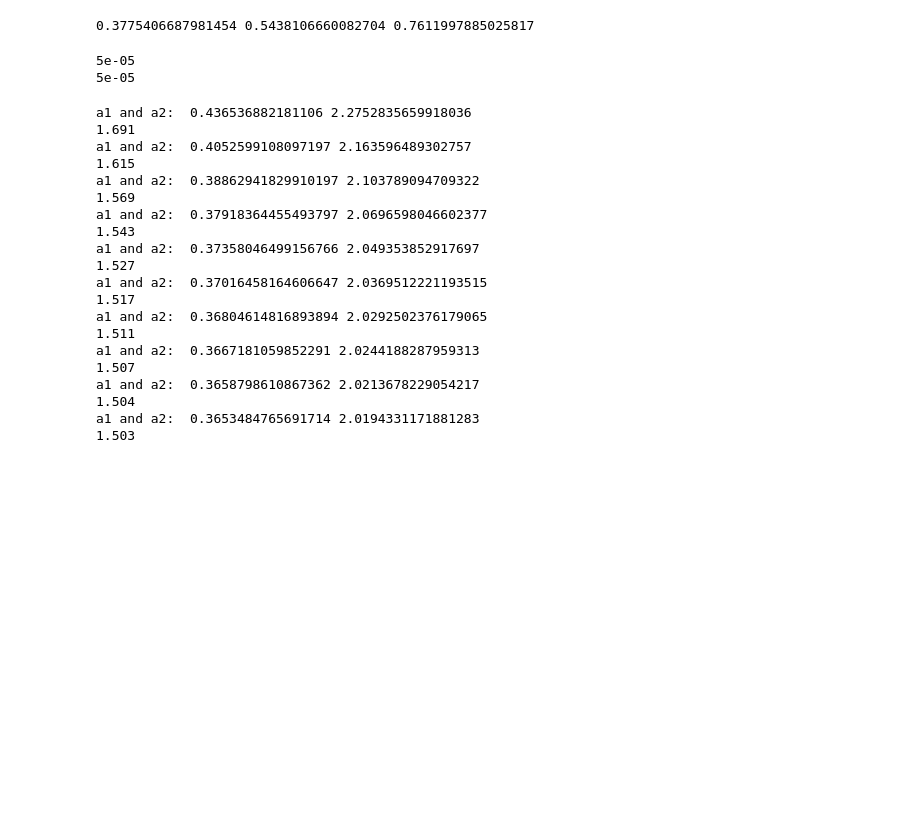
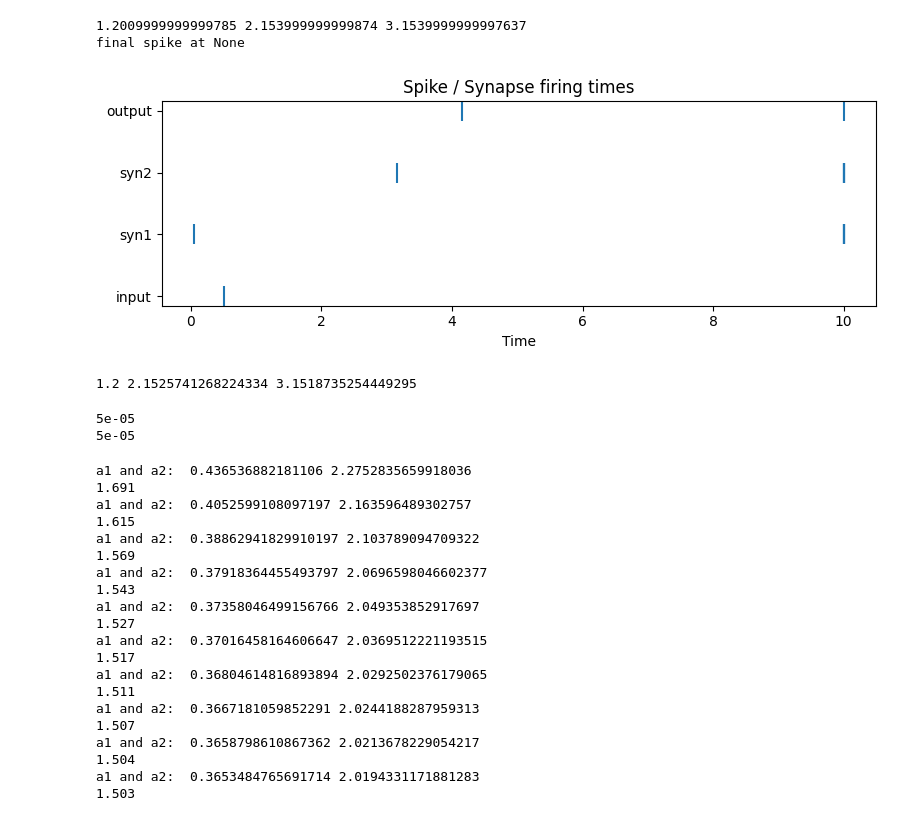
Before and after one commit to Ian3133/Dissertation, a Jupyter notebook: Skuld.ipynb, the cells around one changed output. Drawn from its saved outputs; the diff is of its cells as text; code cells hidden in the pictures; blank space fills up the shorter version.

```diff
--- a/Skuld.ipynb
+++ b/Skuld.ipynb
@@ -331,14 +336,80 @@ final spike at 0.7615502235768068
+# %%
+import matplotlib.pyplot as plt
+
+def plot_spike_raster(inputs,
+                      syn_layer_1,
+                      syn_layer_2,
+                      syn_outputs):
+    """
+    inputs: list of input‐neuron spike times
+    syn_layer_1: list of synapse objects for layer 1 (must have .spike_time)
+    syn_layer_2: list of synapse objects for layer 2
+    syn_outputs: list of synapse objects for output layer
+    """
+    # collect times & y‐positions
+    times = []
+    rows  = []
+    labels = []
+
+    # row 0 = input spikes
+    for t in inputs:
+        times.append(t)
+        rows.append(0)
+        labels.append("input")
+
+    # row 1 = layer‐1 synapses
+    for idx, s in enumerate(syn_layer_1):
+        times.append(s.spike_time)
+        rows.append(1)
+        labels.append(f"syn1_{idx}")
+
+    # row 2 = layer‐2 synapses
+    for idx, s in enumerate(syn_layer_2):
+        times.append(s.spike_time)
+        rows.append(2)
+        labels.append(f"syn2_{idx}")
+
+    # row 3 = output synapses
+    for idx, s in enumerate(syn_outputs):
+        times.append(s.spike_time)
+        rows.append(3)
+        labels.append(f"out_{idx}")
+
+    # now plot
+    plt.figure(figsize=(8, 3))
+    plt.scatter(times, rows, marker='|', s=200)
+    plt.yticks([0,1,2,3], ['input','syn1','syn2','output'])
+    plt.xlabel("Time")
+    plt.title("Spike / Synapse firing times")
+    plt.tight_layout()
+    plt.show()
+
+
+# Example usage:
+# (assuming you kept your syn_layer_1, syn_layer_2, syn_outputs in scope)
+final_time = run_simulation(inputs, run_time, 10000)
+print("final spike at", final_time)
+
+plot_spike_raster(
+    inputs,
+    syn_layer_1,
+    syn_layer_2,
+    syn_outputs
+)
+# %% [output]
+1.2009999999999785 2.153999999999874 3.1539999999997637
+final spike at None
+[figure, added]
 # %%
 
-s1 = ians_sigmoid(0.5, 1.0, 0.0, m, c)
+s1 = ians_sigmoid(1.2, 1.0, 0.0, m, c)  + 1.2
 
 s2 = ians_sigmoid(s1, 1.0, 0.0, m, c, layer=1) + s1
 
-s3 = ians_sigmoid(s2, 1.0, 0.0, m, c, layer=2) +s2
 
-print(s1, s2 ,s3)
+print(1.2, s1, s2 )
 # %% [output]
-0.3775406687981454 0.5438106660082704 0.7611997885025817
+1.2 2.1525741268224334 3.1518735254449295
 # %%
 starting_t = 2
 
```
Also changed, not shown: parts of 4 cells of this notebook.
